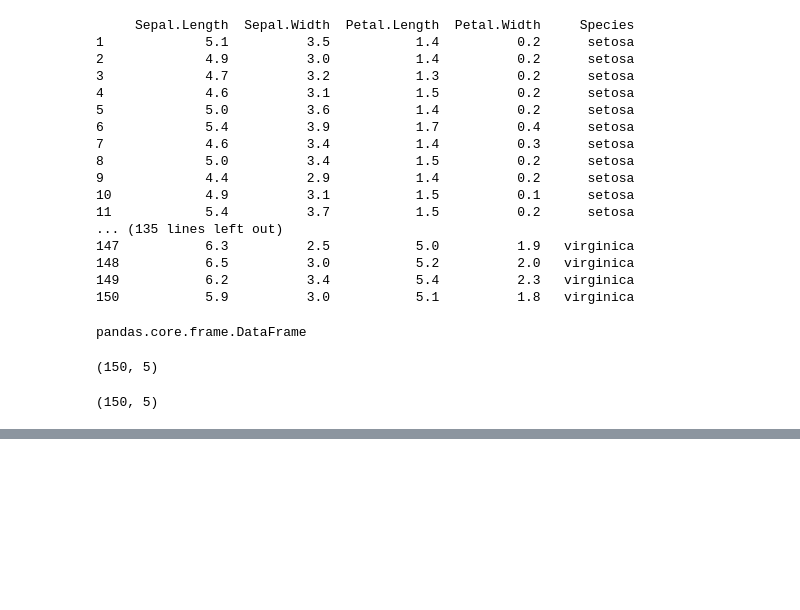
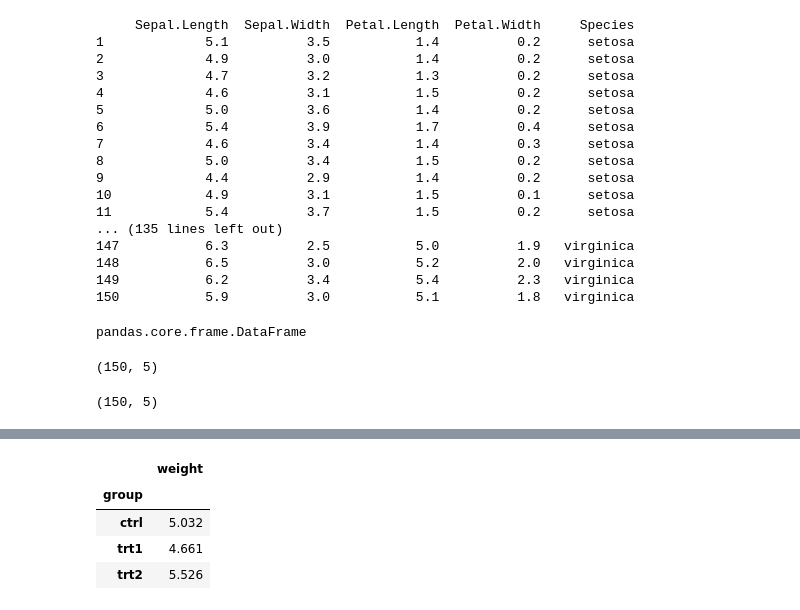
Before and after one commit to AlineSouzaSantos/Pyhton_Dados, a Jupyter notebook: ExerciciosWomakers.ipynb, the cells around one changed output, grey strips where cells are left out. Cells and saved outputs as stored; diff of their text form; code cells hidden in the pictures; blank space fills up the shorter version.

```diff
--- a/ExerciciosWomakers.ipynb
+++ b/ExerciciosWomakers.ipynb
@@ -90,0 +117,13 @@ print(linhas_colunas(iris))
+# %%
+#1
+media = plantas.groupby('group').agg({'weight':'mean'})
+media
+
+#outra forma
+# media = plantas.groupby('group')['weight'].mean()
+# %% [output]
+|  | weight |
+| group |  |
+| ctrl | 5.032 |
+| trt1 | 4.661 |
+| trt2 | 5.526 |
```
Also changed, not shown: parts of 5 cells of this notebook.
